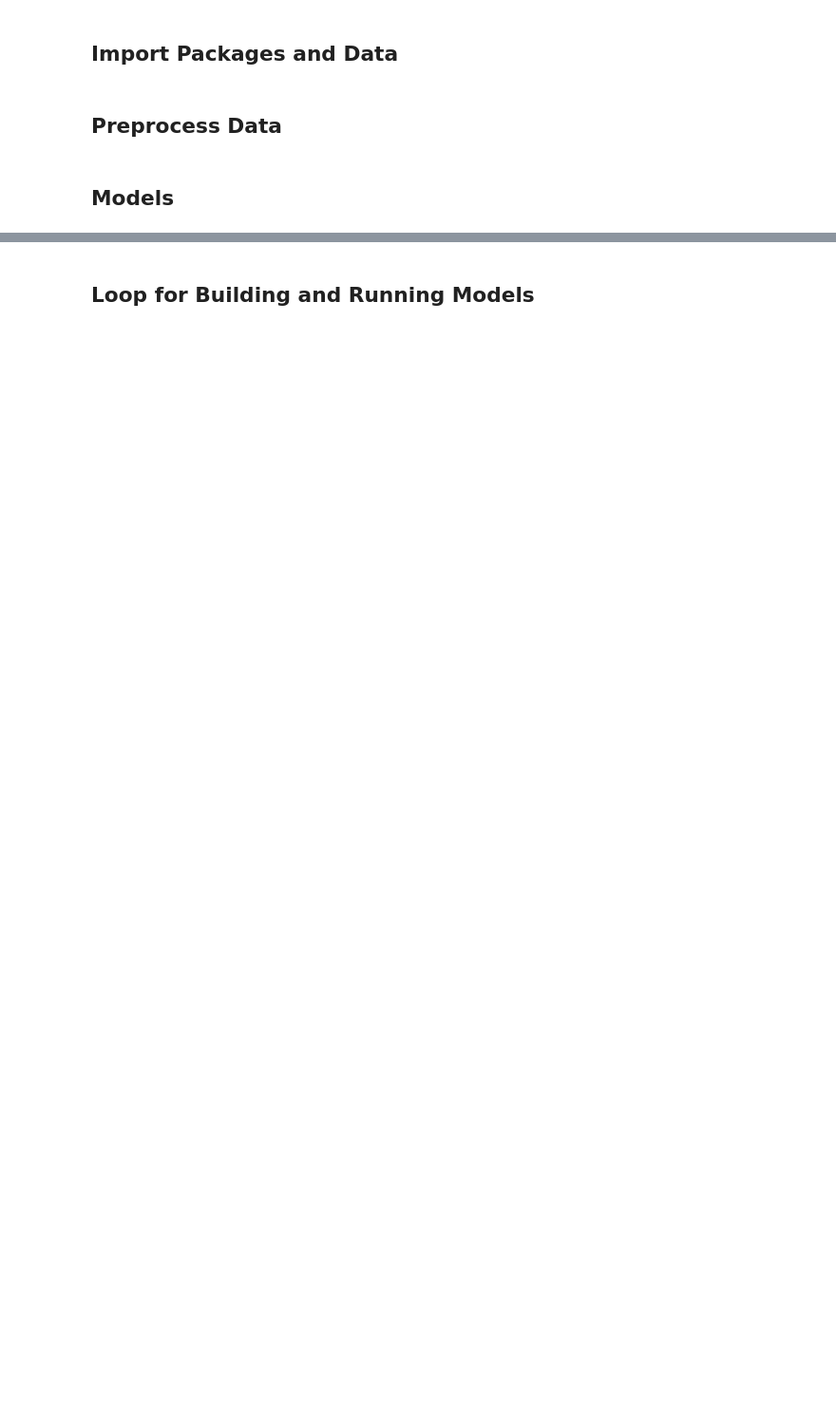
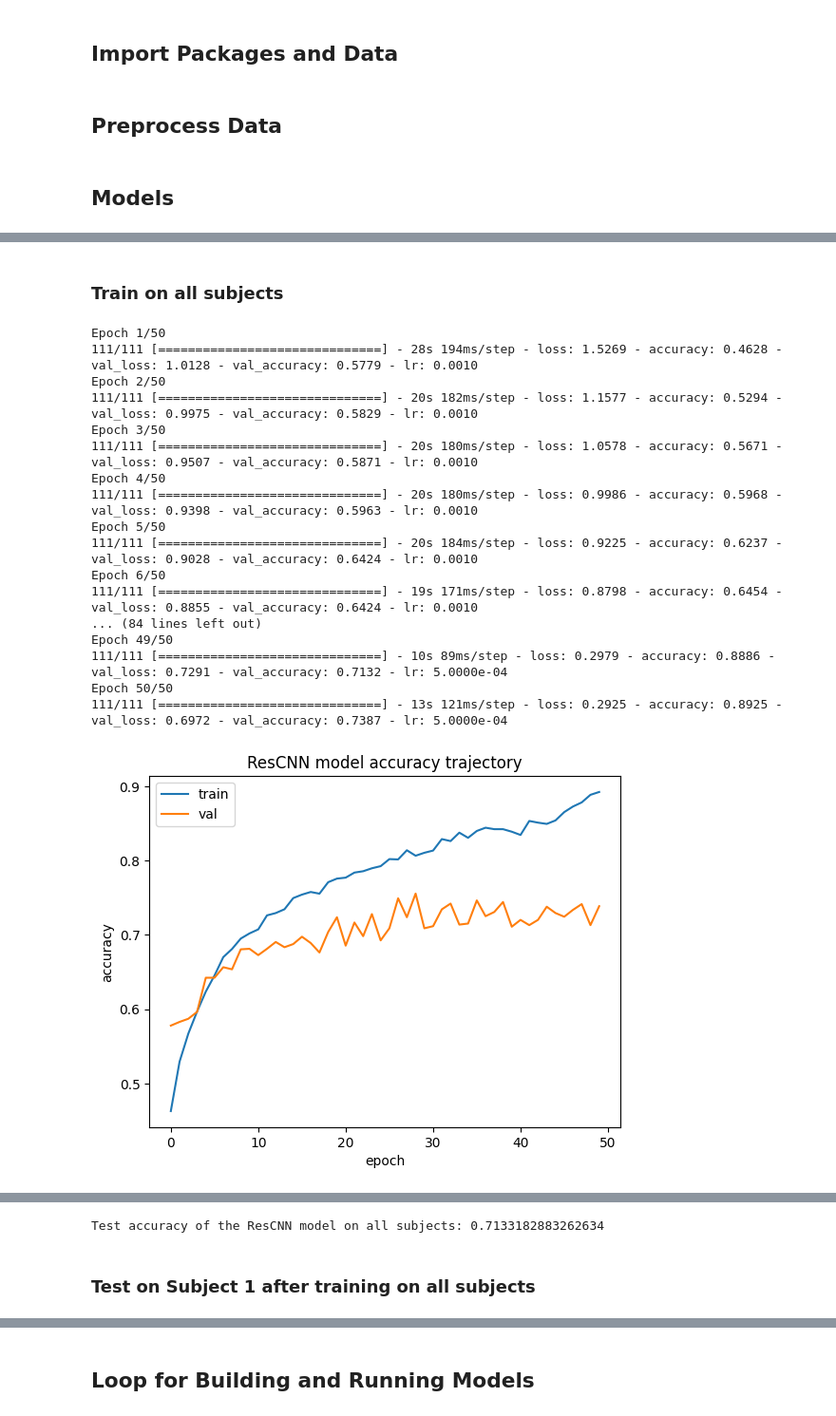
Before and after one commit to mattlouss/ECE147-Project, a Jupyter notebook: C247 Final Project Architecture.ipynb, the cells around one changed output, grey strips where cells are left out. Shown at 95% size. Drawn from its saved outputs; the diff is of its cells as text; code cells hidden in the pictures; blank space fills up the shorter version.

```diff
--- a/C247 Final Project Architecture.ipynb
+++ b/C247 Final Project Architecture.ipynb
@@ -154,0 +487,66 @@ y_train, y_valid, y_test, x_train, x_valid, x_test = preprocessing(X_train_valid
+# %% [markdown]
+### Train on all subjects
+# %%
+lr = 1e-3
+epochs = 50
+model_optimizer = keras.optimizers.Adam(learning_rate=lr)
+
+# Compiling the model
+res_cnn_model.compile(loss='categorical_crossentropy',
+                 optimizer=model_optimizer,
+                 metrics=['accuracy'])
+
+lr_callback = tf.keras.callbacks.ReduceLROnPlateau(patience = 10, factor = 0.5)  # reduces by a factor of 0.5 if validation loss doesn't improve for 10 epochs
+
+## Preprocess the entire dataset
+y_train, y_valid, y_test, x_train, x_valid, x_test = preprocessing(X_train_valid, Y_train_valid, X_test, Y_test)
+
+# Training and validating the model
+model_results = res_cnn_model.fit(x_train,
+             y_train,
+             batch_size=64,
+             epochs=epochs,
+             validation_data=(x_valid, y_valid),
+             callbacks=[lr_callback],
+             verbose=True)
+
+# Plotting accuracy trajectory
+plt.plot(model_results.history['accuracy'])
+plt.plot(model_results.history['val_accuracy'])
+plt.title('ResCNN model accuracy trajectory')
+plt.ylabel('accuracy')
+plt.xlabel('epoch')
+plt.legend(['train', 'val'], loc='upper left')
+plt.show()
+
+# Plotting loss trajectory
+plt.plot(model_results.history['loss'],'o')
+plt.plot(model_results.history['val_loss'],'o')
+plt.title('ResCNN model loss trajectory')
+plt.ylabel('loss')
+plt.xlabel('epoch')
+plt.legend(['train', 'val'], loc='upper left')
+plt.show()
+
+# Testing model
+model_score = res_cnn_model.evaluate(x_test, y_test, verbose=0)
+print('Test accuracy of the ResCNN model on all subjects:',model_score[1])
+# %% [output]
+Epoch 1/50
+111/111 [==============================] - 28s 194ms/step - loss: 1.5269 - accuracy: 0.4628 - val_loss: 1.0128 - val_accuracy: 0.5779 - lr: 0.0010
+Epoch 2/50
+111/111 [==============================] - 20s 182ms/step - loss: 1.1577 - accuracy: 0.5294 - val_loss: 0.9975 - val_accuracy: 0.5829 - lr: 0.0010
+Epoch 3/50
+111/111 [==============================] - 20s 180ms/step - loss: 1.0578 - accuracy: 0.5671 - val_loss: 0.9507 - val_accuracy: 0.5871 - lr: 0.0010
+Epoch 4/50
+111/111 [==============================] - 20s 180ms/step - loss: 0.9986 - accuracy: 0.5968 - val_loss: 0.9398 - val_accuracy: 0.5963 - lr: 0.0010
+Epoch 5/50
+111/111 [==============================] - 20s 184ms/step - loss: 0.9225 - accuracy: 0.6237 - val_loss: 0.9028 - val_accuracy: 0.6424 - lr: 0.0010
+Epoch 6/50
+111/111 [==============================] - 19s 171ms/step - loss: 0.8798 - accuracy: 0.6454 - val_loss: 0.8855 - val_accuracy: 0.6424 - lr: 0.0010
+... (84 lines left out)
+Epoch 49/50
+111/111 [==============================] - 10s 89ms/step - loss: 0.2979 - accuracy: 0.8886 - val_loss: 0.7291 - val_accuracy: 0.7132 - lr: 5.0000e-04
+Epoch 50/50
+111/111 [==============================] - 13s 121ms/step - loss: 0.2925 - accuracy: 0.8925 - val_loss: 0.6972 - val_accuracy: 0.7387 - lr: 5.0000e-04
+[figure, added]
@@ -154,0 +554,3 @@ y_train, y_valid, y_test, x_train, x_valid, x_test = preprocessing(X_train_valid
+Test accuracy of the ResCNN model on all subjects: 0.7133182883262634
+# %% [markdown]
+### Test on Subject 1 after training on all subjects
```
Also changed, not shown: parts of 18 cells of this notebook.
